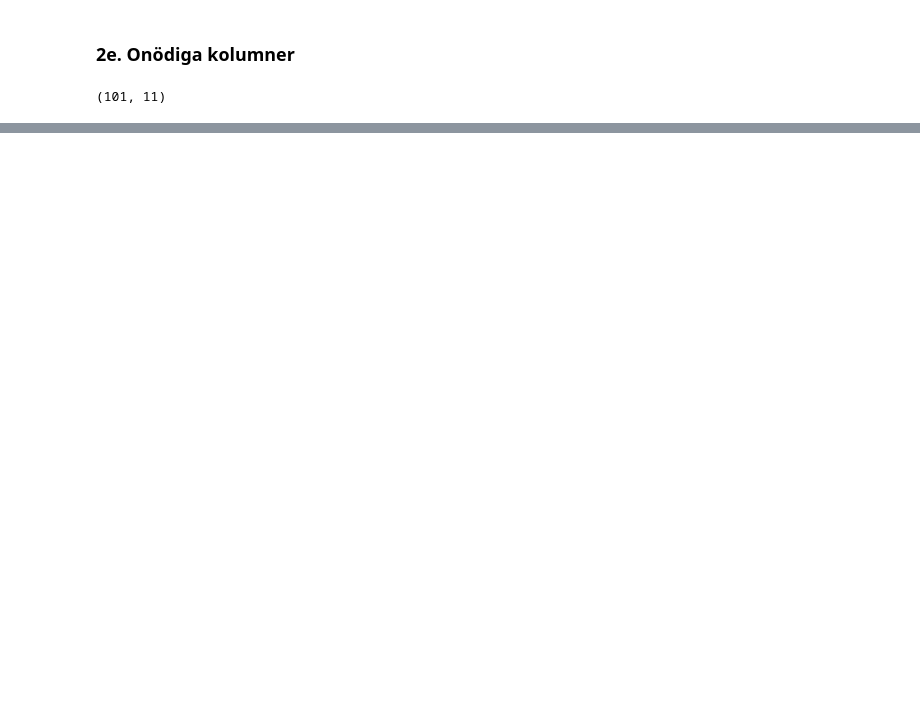
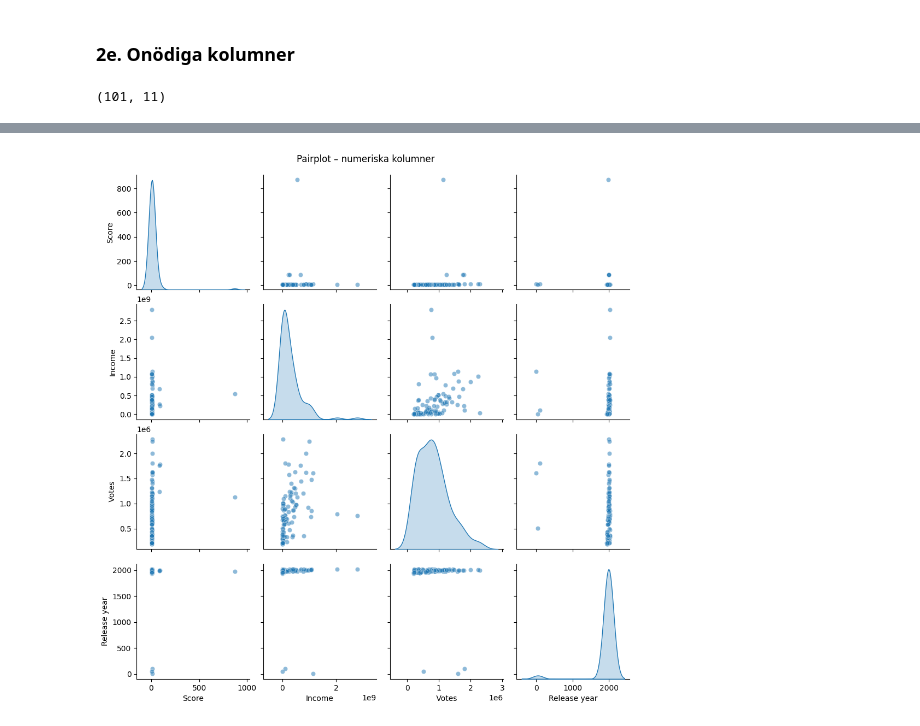
Before and after one commit to davidfjellstrom/EDA-analysis, a Jupyter notebook: eda_imdb.ipynb, the cells around one changed output, grey strips where cells are left out. Saved outputs shown, nothing was run; the diff lists cells and outputs as text; code cells hidden in the pictures; blank space fills up the shorter version.

```diff
--- a/eda_imdb.ipynb
+++ b/eda_imdb.ipynb
@@ -160,0 +226,12 @@ print(df.shape)  # Borde visa (101, 11)
+# %%
+# Pairplot för att se relationer mellan flera numeriska variabler
+# Väljer ut de numeriska kolumnerna vi vill jämföra
+sns.pairplot(
+    df[['Score', 'Income', ' Votes ', 'Release year']].dropna(),
+    diag_kind='kde',      # valde att göra kurva istället för histogram på diagonalen
+    plot_kws={'alpha': 0.5}
+)
+plt.suptitle('Pairplot – numeriska kolumner', y=1.02)
+plt.show()
+# %% [output]
+[figure, added]
```
Also changed, not shown: parts of 10 cells of this notebook, 1 other file.
